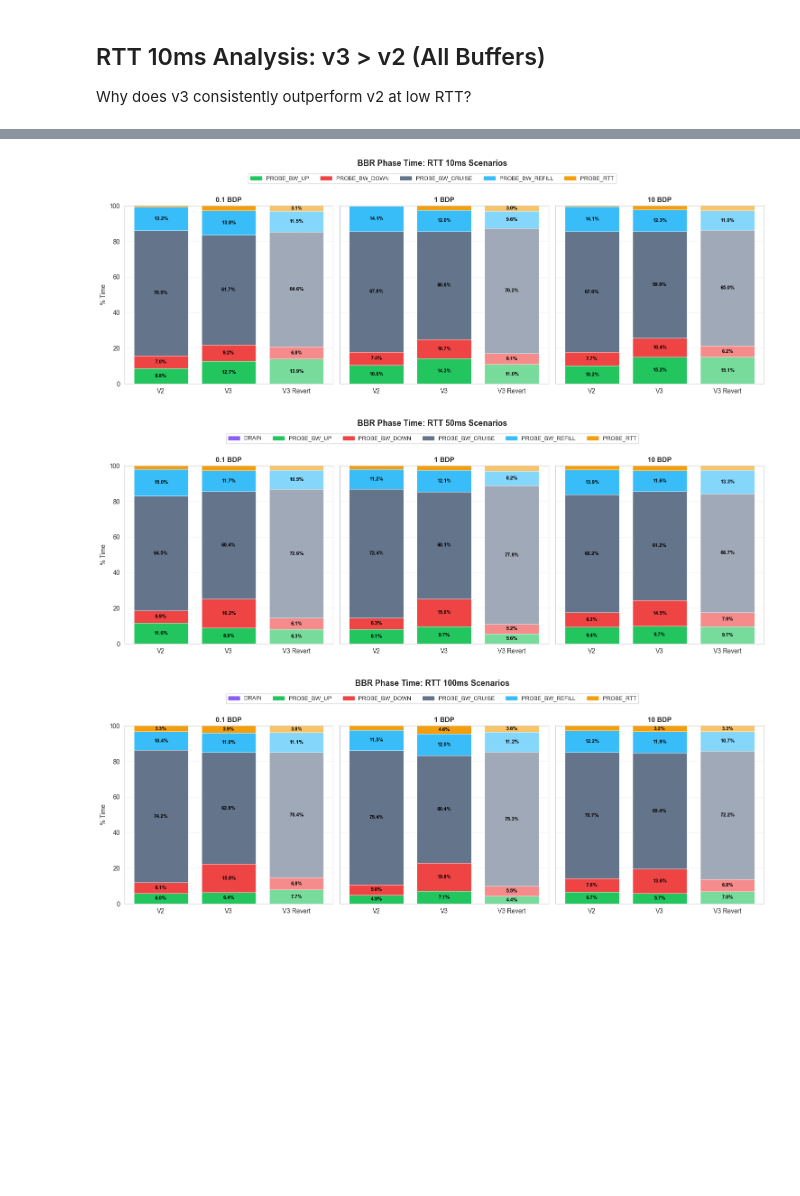
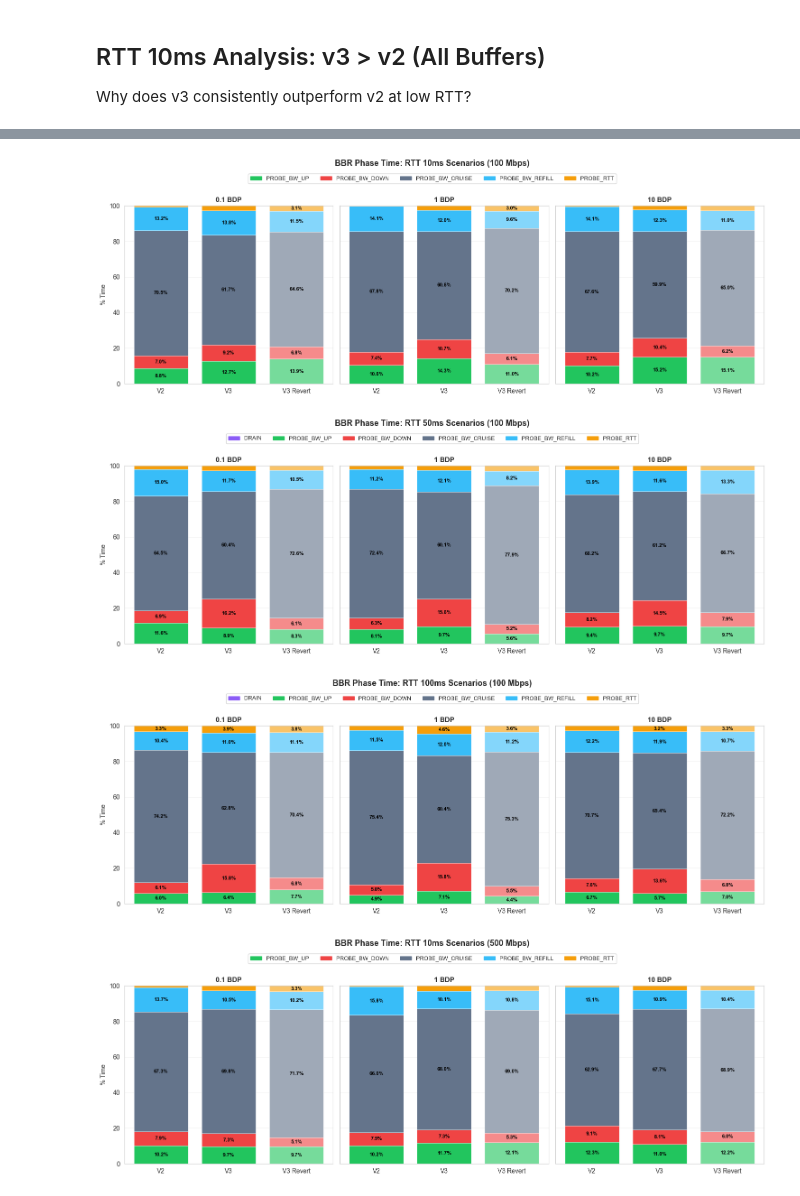
Before and after one commit to swomf/bbr-experiment, a Jupyter notebook: analyzers/analyze_ss_poll_dynamics.ipynb, the cells around one changed output, grey strips where cells are left out. Cells and saved outputs as stored; diff of their text form; code cells hidden in the pictures; blank space fills up the shorter version.

Commit message:
update inflight + bw + cwnd dynamics graphs with 500mbps BW

```diff
--- a/analyzers/analyze_ss_poll_dynamics.ipynb
+++ b/analyzers/analyze_ss_poll_dynamics.ipynb
@@ -422,13 +427,13 @@ SAVE_DIR = Path('../graphs')
 SAVE_DIR.mkdir(parents=True, exist_ok=True)
 
 PHASE_COLORS = {
-    'STARTUP':         "#f97316",  # vivid orange
-    'DRAIN':           "#8b5cf6",  # violet
-    'PROBE_BW_UP':     "#22c55e",  # emerald green
-    'PROBE_BW_DOWN':   "#ef4444",  # coral red
-    'PROBE_BW_CRUISE': "#64748b",  # slate grey
-    'PROBE_BW_REFILL': "#38bdf8",  # sky blue
-    'PROBE_RTT':       "#f59e0b",  # amber
+    'STARTUP':         "#f97316",
+    'DRAIN':           "#8b5cf6",
+    'PROBE_BW_UP':     "#22c55e",
+    'PROBE_BW_DOWN':   "#ef4444",
+    'PROBE_BW_CRUISE': "#64748b",
+    'PROBE_BW_REFILL': "#38bdf8",
+    'PROBE_RTT':       "#f59e0b",
 }
 
 
@@ -441,17 +446,14 @@ PHASE_COLORS_REVERT = {phase: _lighten_color(color, 0.38) for phase, color in PH
 
 
 def phase_pct(df):
-    """Return a Series of % time spent in each phase."""
     df = df.sort_values('timestamp').reset_index(drop=True)
     x = (df['timestamp'] - df['timestamp'].iloc[0]) / 1000.0
     diffs = np.diff(x.to_numpy())
     default_step = float(np.median(diffs[diffs > 0])) if len(diffs) and np.any(diffs > 0) else 1.0
     durations = np.append(np.where(diffs > 0, diffs, default_step), default_step)
-
     time_by_phase = {}
     for phase, dur in zip(df['phase'], durations):
         time_by_phase[phase] = time_by_phase.get(phase, 0.0) + dur
-
     total = sum(time_by_phase.values())
     return {p: 100.0 * t / total for p, t in time_by_phase.items()}
 
@@ -463,7 +465,6 @@ def plot_phase_pct_group(group_title, scenario_specs):
         ('V3', 'v3', PHASE_COLORS),
         ('V3 Revert', 'v3_revert', PHASE_COLORS_REVERT),
     ]
-
     for key, label in scenario_specs:
         for version_label, data_key, _ in version_specs:
             pct = phase_pct(data[key][data_key])
@@ -471,7 +472,6 @@ def plot_phase_pct_group(group_title, scenario_specs):
 
     df = pd.DataFrame(rows).fillna(0)
     phases = [p for p in PHASE_COLORS if p in df.columns]
-
     scenarios = [label for _, label in scenario_specs]
     n = len(scenarios)
     fig, axes = plt.subplots(1, n, figsize=(5 * n, 5), sharey=True)
@@ -481,65 +481,61 @@ def plot_phase_pct_group(group_title, scenario_specs):
     for ax, label in zip(axes, scenarios):
         subset = df[df['scenario'] == label].set_index('version')
         x_positions = np.arange(len(version_specs))
-
         for x_pos, (version_label, _, color_map) in zip(x_positions, version_specs):
             bottom = 0.0
             for phase in phases:
                 value = float(subset.loc[version_label, phase]) if (version_label in subset.index and phase in subset.columns) else 0.0
-                ax.bar(
-                    x_pos,
-                    value,
-                    bottom=bottom,
-                    color=color_map[phase],
-                    edgecolor='white',
-                    linewidth=0.5,
-                )
+                ax.bar(x_pos, value, bottom=bottom, color=color_map[phase], edgecolor='white', linewidth=0.5)
                 if value >= 3:
-                    ax.text(
-                        x_pos,
-                        bottom + value / 2,
-                        f'{value:.1f}%',
-                        ha='center',
-                        va='center',
-                        fontsize=8,
-                        fontweight='bold',
-                        color='black',
-                    )
+                    ax.text(x_pos, bottom + value / 2, f'{value:.1f}%',
+                            ha='center', va='center', fontsize=8, fontweight='bold', color='black')
                 bottom += value
-
         ax.set_title(label, fontsize=11, fontweight='bold')
         ax.set_ylim(0, 100)
         ax.set_xticks(x_positions)
-        ax.set_xticklabels([version_label for version_label, _, _ in version_specs])
+        ax.set_xticklabels([v for v, _, _ in version_specs])
         ax.set_ylabel('% Time' if ax is axes[0] else '')
         ax.grid(True, axis='y', alpha=0.3)
 
     handles = [plt.Rectangle((0, 0), 1, 1, color=PHASE_COLORS[p]) for p in phases]
     fig.legend(handles, phases, loc='upper center', ncol=len(phases),
                bbox_to_anchor=(0.5, 1.02), frameon=True, fontsize=9)
     fig.suptitle(group_title, fontsize=13, fontweight='bold', y=1.07)
-
-    fname = SAVE_DIR / f"{group_title.lower().replace(' ', '_').replace('/', '_').replace(':', '')}_pct.png"
+    sanitized = group_title.lower().replace(' ', '_').replace('/', '_').replace(':', '').replace(',', '').replace('(', '').replace(')', '')
+    fname = SAVE_DIR / f"{sanitized}_pct.png"
     fig.savefig(str(fname), bbox_inches='tight', dpi=200)
     plt.tight_layout()
     plt.show()
 
 
+# --- 100 Mbps ---
 plot_phase_pct_group(
-    'BBR Phase Time: RTT 10ms Scenarios',
+    'BBR Phase Time: RTT 10ms Scenarios (100 Mbps)',
     [('rtt10_0.1bdp', '0.1 BDP'), ('rtt10_1bdp', '1 BDP'), ('rtt10_10bdp', '10 BDP')],
 )
-
 plot_phase_pct_group(
-    'BBR Phase Time: RTT 50ms Scenarios',
+    'BBR Phase Time: RTT 50ms Scenarios (100 Mbps)',
     [('rtt50_0.1bdp', '0.1 BDP'), ('rtt50_1bdp', '1 BDP'), ('rtt50_10bdp', '10 BDP')],
 )
-
 plot_phase_pct_group(
-    'BBR Phase Time: RTT 100ms Scenarios',
+    'BBR Phase Time: RTT 100ms Scenarios (100 Mbps)',
     [('rtt100_0.1bdp', '0.1 BDP'), ('rtt100_1bdp', '1 BDP'), ('rtt100_10bdp', '10 BDP')],
 )
+# --- 500 Mbps ---
+plot_phase_pct_group(
+    'BBR Phase Time: RTT 10ms Scenarios (500 Mbps)',
+    [('rtt10_bw500_0.1bdp', '0.1 BDP'), ('rtt10_bw500_1bdp', '1 BDP'), ('rtt10_bw500_10bdp', '10 BDP')],
+)
+plot_phase_pct_group(
+    'BBR Phase Time: RTT 50ms Scenarios (500 Mbps)',
+    [('rtt50_bw500_0.1bdp', '0.1 BDP'), ('rtt50_bw500_1bdp', '1 BDP'), ('rtt50_bw500_10bdp', '10 BDP')],
+)
+plot_phase_pct_group(
+    'BBR Phase Time: RTT 100ms Scenarios (500 Mbps)',
+    [('rtt100_bw500_0.1bdp', '0.1 BDP'), ('rtt100_bw500_1bdp', '1 BDP'), ('rtt100_bw500_10bdp', '10 BDP')],
+)
 # %% [output]
-[figure, old version]
+[figure, new version]
-[figure, old version]
+[figure, new version]
-[figure, old version]
+[figure, new version]
+[figure, added]
```
Also changed, not shown: parts of 3 cells of this notebook, 51 other files.
